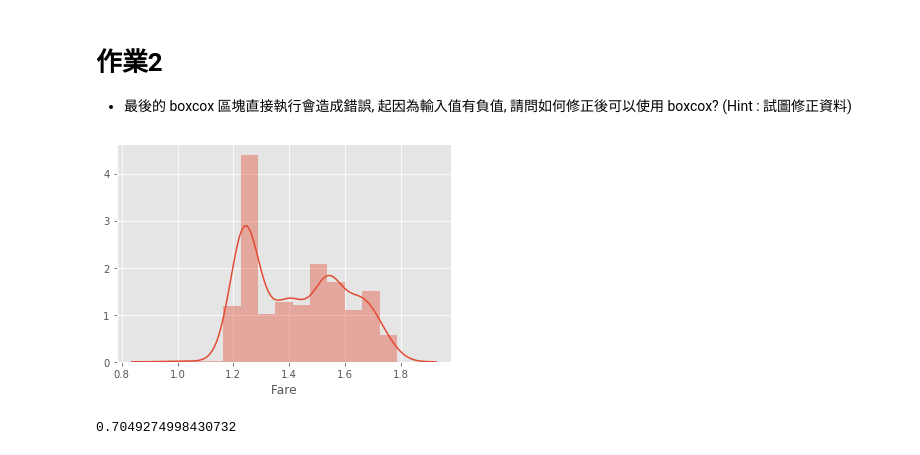
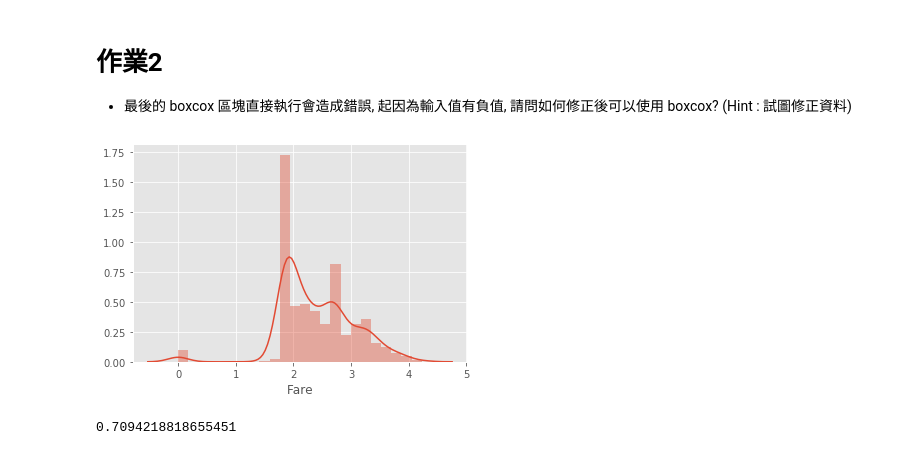
Before and after one commit to qpp852/-, a Jupyter notebook: homework/Day_023_HW.ipynb, the cells around one changed output. Cells and saved outputs as stored; diff of their text form; code cells hidden in the pictures.

```diff
--- a/homework/Day_023_HW.ipynb
+++ b/homework/Day_023_HW.ipynb
@@ -132,22 +132,20 @@ cross_val_score(estimator, train_X, train_Y, cv=5).mean()
 # %%
 # 將 Fare 取 boxcox 後, 看散佈圖, 並計算分數 (執行會有 error, 請試圖修正)
 from scipy import stats
 df_fixed = copy.deepcopy(df)
 """
 Your Code Here, fix the error
 """
-from scipy import stats
-mode = stats.mode(df_fixed['Fare'])[0][0]
-df_fixed['Fare'] = df_fixed['Fare'].replace(0.0, mode)
-
+# 因為票價中有0，輸入boxcox中會產生錯誤，因此將數據向右平移1
+df_fixed['Fare'] = df_fixed['Fare'] + 1
 df_fixed['Fare'] = stats.boxcox(df_fixed['Fare'])[0]
 sns.distplot(df_fixed['Fare'][:train_num])
 plt.show()
 
 df_fixed = MMEncoder.fit_transform(df_fixed)
 train_X = df_fixed[:train_num]
 estimator = LogisticRegression()
 cross_val_score(estimator, train_X, train_Y, cv=5).mean()
 # %% [output]
-[figure, old version]
+[figure, new version]
-0.7049274998430732
+0.7094218818655451
```
